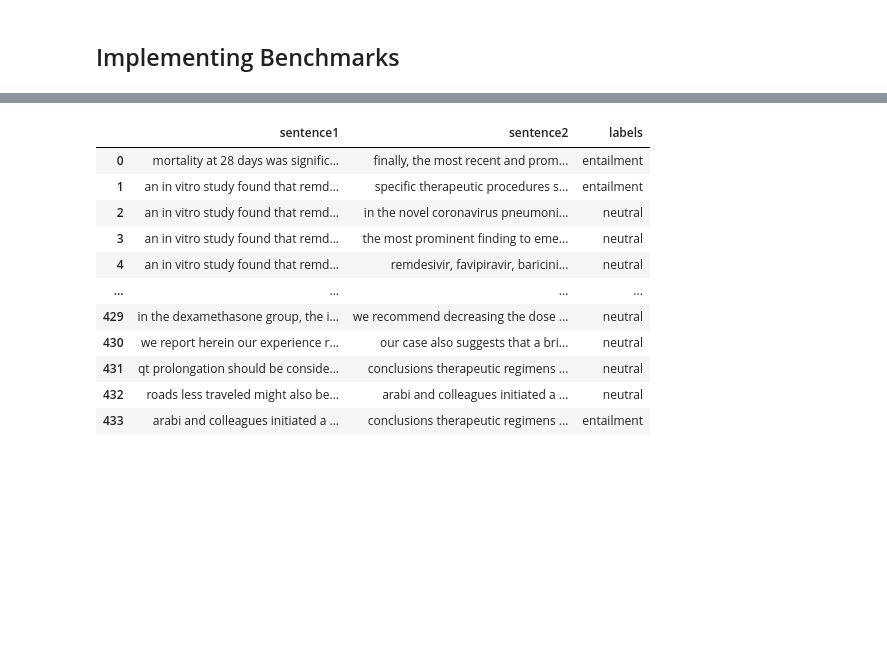
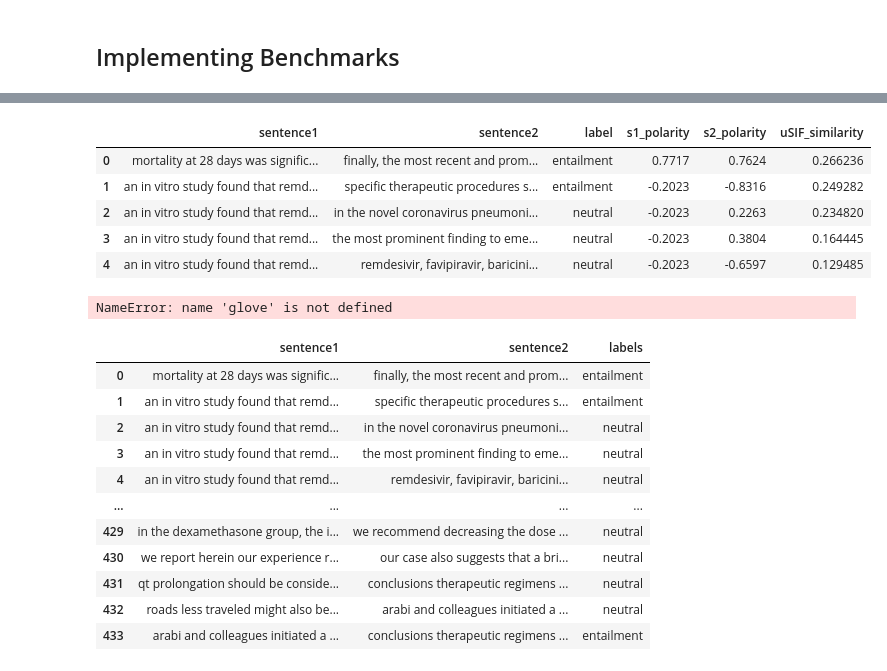
Before and after one commit to dnsosa/covid_lit_contra_claims, a Jupyter notebook: notebooks/ImplementingBenchmarks.ipynb, the cells around one changed output, grey strips where cells are left out. Drawn from its saved outputs; the diff is of its cells as text; code cells hidden in the pictures; blank space fills up the shorter version.

```diff
--- a/notebooks/ImplementingBenchmarks.ipynb
+++ b/notebooks/ImplementingBenchmarks.ipynb
@@ -95,0 +187,9 @@ def load_roam_sep_data(roam_path):
+# %%
+df.head()
+# %% [output]
+|  | sentence1 | sentence2 | label | s1_polarity | s2_polarity | uSIF_similarity |
+| 0 | mortality at 28 days was signific... | finally, the most recent and prom... | entailment | 0.7717 | 0.7624 | 0.266236 |
+| 1 | an in vitro study found that remd... | specific therapeutic procedures s... | entailment | -0.2023 | -0.8316 | 0.249282 |
+| 2 | an in vitro study found that remd... | in the novel coronavirus pneumoni... | neutral | -0.2023 | 0.2263 | 0.234820 |
+| 3 | an in vitro study found that remd... | the most prominent finding to eme... | neutral | -0.2023 | 0.3804 | 0.164445 |
+| 4 | an in vitro study found that remd... | remdesivir, favipiravir, baricini... | neutral | -0.2023 | -0.6597 | 0.129485 |
@@ -96,3 +255,7 @@ def load_roam_sep_data(roam_path):
+# %%
+glove
+# %% [output]
+NameError: name 'glove' is not defined
 # %%
 # %% [output]
 |  | sentence1 | sentence2 | labels |
```
Also changed, not shown: parts of 14 cells of this notebook, 7 other files.
